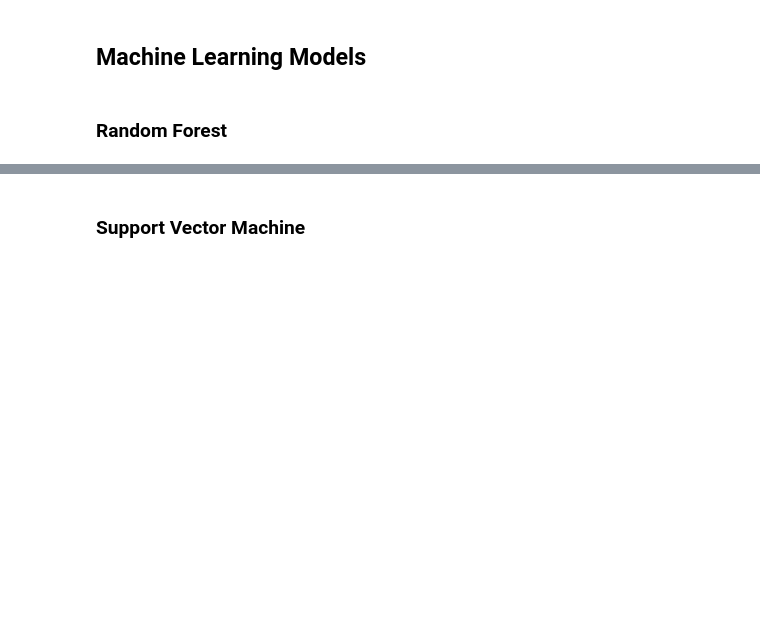
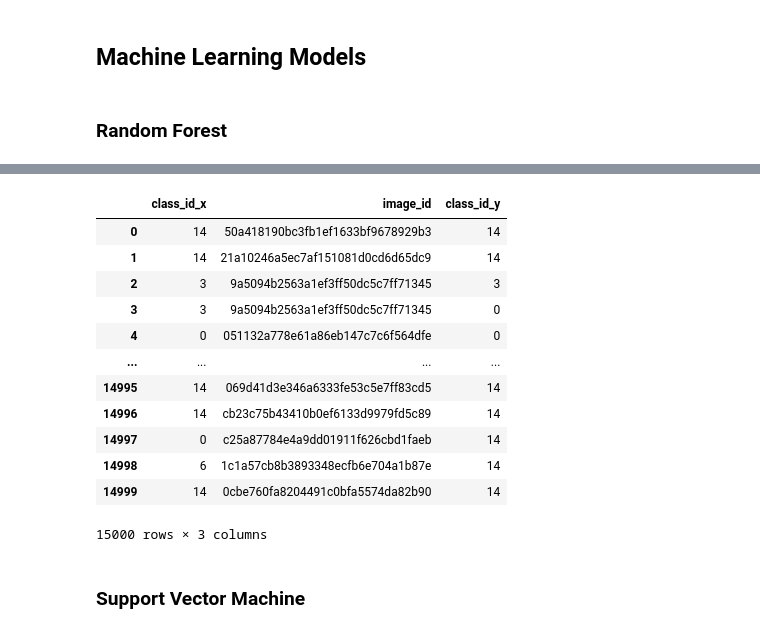
Before and after one commit to AlexisBalayre/chest-x-ray-abnormalities-detection, a Jupyter notebook: features_extraction.ipynb, the cells around one changed output, grey strips where cells are left out. Cells and saved outputs as stored; diff of their text form; code cells hidden in the pictures; blank space fills up the shorter version.

```diff
--- a/features_extraction.ipynb
+++ b/features_extraction.ipynb
@@ -1262,0 +1286,16 @@ joblib.dump(pipeline_random_forest, "model.joblib")
+# %%
+import joblib
+
+# train the model using the PCA components
+pipeline = pipeline_random_forest.fit(X_train, y_train)
+
+# save the model
+joblib.dump(pipeline, 'random_forest.sav')
+
+# load the model
+pipeline_random_forest = joblib.load('random_forest.sav')
+
+y_pred = pipeline_random_forest.predict(X)
+
+# Compute the mean accuracy per class_id
+compute_mean_accury_per_class_id(y_test, y_pred)
@@ -1262,0 +1304,7 @@ joblib.dump(pipeline_random_forest, "model.joblib")
+# %%
+y_pred = pd.DataFrame(y_pred, columns=["class_id"])
+y_pred["image_id"] = image_id
+# %%
+y = pd.DataFrame(y, columns=["class_id"])
+y["image_id"] = image_id
+y = y.drop_duplicates(subset="image_id")
@@ -1262,0 +1351,2 @@ joblib.dump(pipeline_random_forest, "model.joblib")
+# %%
+y_combined = pd.merge(y, y_pred, on="image_id")
@@ -1263,3 +1375,19 @@ joblib.dump(pipeline_random_forest, "model.joblib")
+# %%
+y_combined
+# %% [output]
+|  | class_id_x | image_id | class_id_y |
+| 0 | 14 | 50a418190bc3fb1ef1633bf9678929b3 | 14 |
+| 1 | 14 | 21a10246a5ec7af151081d0cd6d65dc9 | 14 |
+| 2 | 3 | 9a5094b2563a1ef3ff50dc5c7ff71345 | 3 |
+| 3 | 3 | 9a5094b2563a1ef3ff50dc5c7ff71345 | 0 |
+| 4 | 0 | 051132a778e61a86eb147c7c6f564dfe | 0 |
+| ... | ... | ... | ... |
+| 14995 | 14 | 069d41d3e346a6333fe53c5e7ff83cd5 | 14 |
+| 14996 | 14 | cb23c75b43410b0ef6133d9979fd5c89 | 14 |
+| 14997 | 0 | c25a87784e4a9dd01911f626cbd1faeb | 14 |
+| 14998 | 6 | 1c1a57cb8b3893348ecfb6e704a1b87e | 14 |
+| 14999 | 14 | 0cbe760fa8204491c0bfa5574da82b90 | 14 |
+15000 rows × 3 columns
 # %% [markdown]
 ### Support Vector Machine
 # %%
```
Also changed, not shown: parts of 42 cells of this notebook, 36 other files.
